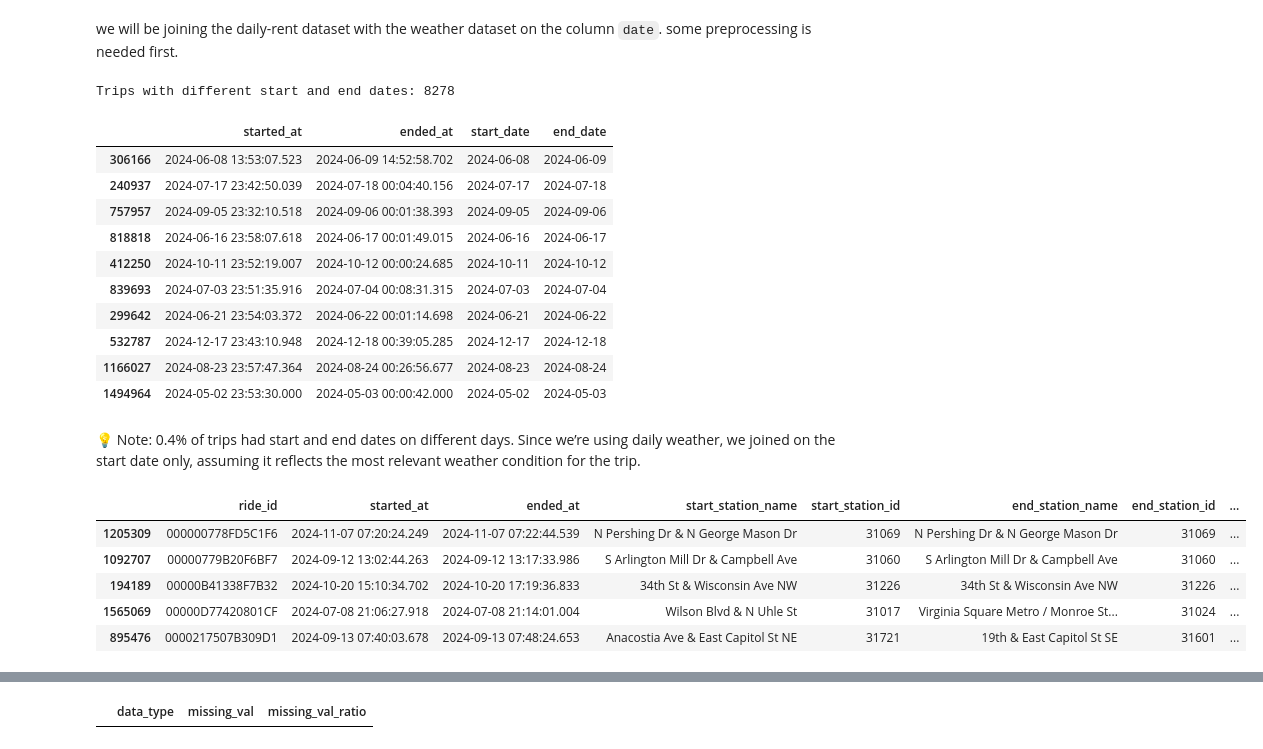
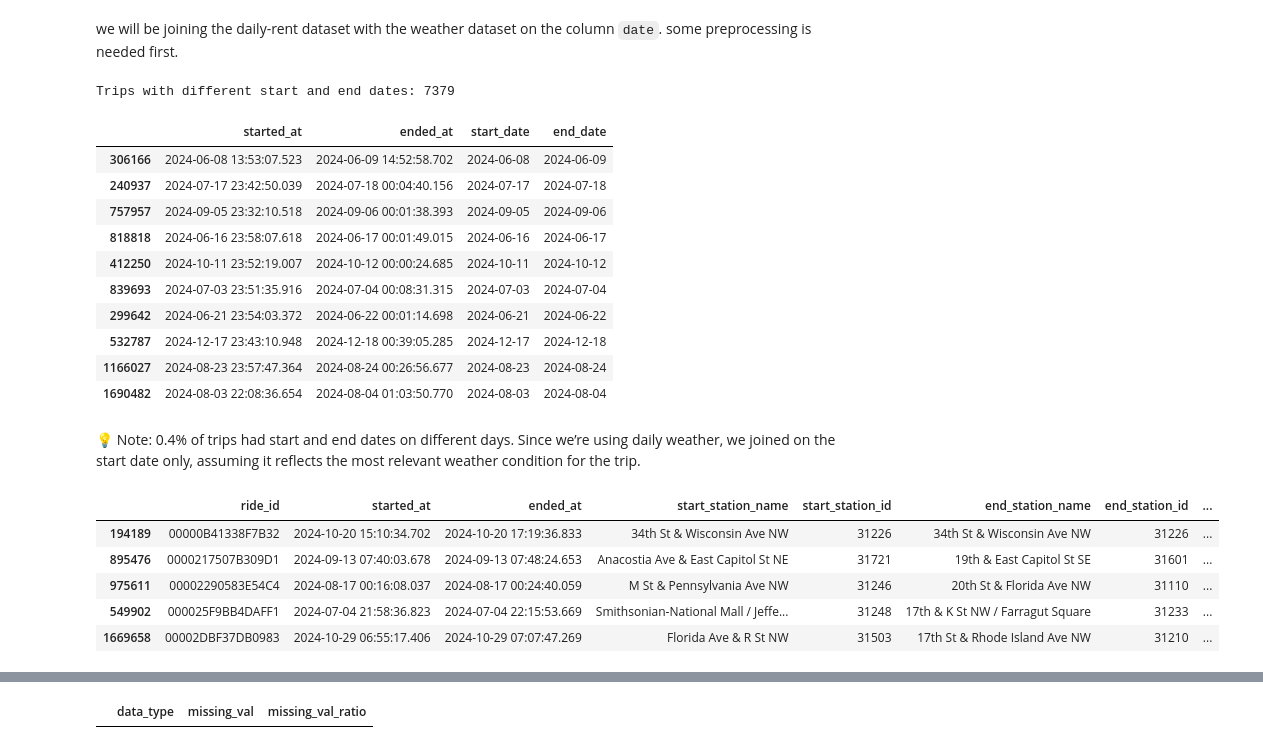
Before and after one commit to reham-shaban/DM-homework, a Jupyter notebook: Data_Mining_Homework.ipynb, the cells around one changed output, grey strips where cells are left out. Saved outputs shown, nothing was run; the diff lists cells and outputs as text; code cells hidden in the pictures.

```diff
--- a/Data_Mining_Homework.ipynb
+++ b/Data_Mining_Homework.ipynb
@@ -1121,0 +1089,2 @@ capital_gdf.plot()
+# %%
+dc_bounds_gdf = dc_bounds_gdf[["geometry"]].copy()
@@ -1616,0 +1774,37 @@ which can be installed using pip:
+# %%
+def optimize_dataframe(df):
+    """
+    Optimizes the data types of the final DataFrame for memory efficiency.
+
+    Args:
+        df (pd.DataFrame): The DataFrame to optimize.
+
+    Returns:
+        pd.DataFrame: The DataFrame with optimized data types.
+    """
+    print("\n--- Optimizing Data Types for Memory Efficiency ---")
+
+    # Downcast float64 to float32 for coordinate columns
+    for col in ['start_lat', 'start_lng', 'end_lat', 'end_lng']:
+        if col in df.columns:
+            df[col] = df[col].astype('float32')
+
+    # Downcast Int64 to Int32 for ID columns
+    for col in ['start_station_id', 'end_station_id']:
+        if col in df.columns:
+            df[col] = df[col].astype('Int32')
+
+    # Convert object columns with relatively low cardinality to category
+    for col in ['start_station_name', 'end_station_name']:
+        if col in df.columns:
+            df[col] = df[col].astype('category')
+
+    print("✅ Optimization complete. DataFrame info after optimization:")
+    df.info(memory_usage='deep')
+
+    return df
+# %%
+final_daily_rent_df = optimize_dataframe(final_daily_rent_df)
+
+print(f"\n--- Final Dataset Composition ---")
+print(f"✅ Total trips in final dataset: {len(final_capital_gdf)}")
@@ -1625,7 +1854,7 @@ display(summary_df)
 we will be joining the daily-rent dataset with the weather dataset on the column `date`. some preprocessing is needed first.
 # %%
 # Let's first check that all trips start and end on the same day
-time_check_df = cleaned_daily_rent_df.copy()
+time_check_df = final_daily_rent_df.copy()
 
 # Extract only the date part (drop time)
 time_check_df['start_date'] = pd.to_datetime(time_check_df['started_at']).dt.date
@@ -1639,7 +1868,7 @@ print(f"Trips with different start and end dates: {len(mismatched_dates)}")
 
 mismatched_dates[['started_at', 'ended_at', 'start_date', 'end_date']].head(10)
 # %% [output]
-Trips with different start and end dates: 8278
+Trips with different start and end dates: 7379
 |  | started_at | ended_at | start_date | end_date |
 | 306166 | 2024-06-08 13:53:07.523 | 2024-06-09 14:52:58.702 | 2024-06-08 | 2024-06-09 |
 | 240937 | 2024-07-17 23:42:50.039 | 2024-07-18 00:04:40.156 | 2024-07-17 | 2024-07-18 |
@@ -1650,24 +1879,24 @@ Trips with different start and end dates: 8278
 | 299642 | 2024-06-21 23:54:03.372 | 2024-06-22 00:01:14.698 | 2024-06-21 | 2024-06-22 |
 | 532787 | 2024-12-17 23:43:10.948 | 2024-12-18 00:39:05.285 | 2024-12-17 | 2024-12-18 |
 | 1166027 | 2024-08-23 23:57:47.364 | 2024-08-24 00:26:56.677 | 2024-08-23 | 2024-08-24 |
-| 1494964 | 2024-05-02 23:53:30.000 | 2024-05-03 00:00:42.000 | 2024-05-02 | 2024-05-03 |
+| 1690482 | 2024-08-03 22:08:36.654 | 2024-08-04 01:03:50.770 | 2024-08-03 | 2024-08-04 |
 # %% [markdown]
 💡 Note: 0.4% of trips had start and end dates on different days. Since we’re using daily weather, we joined on the start date only, assuming it reflects the most relevant weather condition for the trip.
 # %%
 # Let's extact a new column `date` from `started_at` column :
-cleaned_daily_rent_df['date'] = cleaned_daily_rent_df['started_at'].dt.date
+final_daily_rent_df['date'] = final_daily_rent_df['started_at'].dt.date
 
 # turn this to a pandas `datetime64[ns]` dtype (faster and more memory efficient)
-cleaned_daily_rent_df['date'] = pd.to_datetime(cleaned_daily_rent_df['date'])
+final_daily_rent_df['date'] = pd.to_datetime(final_daily_rent_df['date'])
 
-cleaned_daily_rent_df.head()
+final_daily_rent_df.head()
 # %% [output]
 |  | ride_id | started_at | ended_at | start_station_name | start_station_id | end_station_name | end_station_id | ... |
-| 1205309 | 000000778FD5C1F6 | 2024-11-07 07:20:24.249 | 2024-11-07 07:22:44.539 | N Pershing Dr & N George Mason Dr | 31069 | N Pershing Dr & N George Mason Dr | 31069 | ... |
-| 1092707 | 00000779B20F6BF7 | 2024-09-12 13:02:44.263 | 2024-09-12 13:17:33.986 | S Arlington Mill Dr & Campbell Ave | 31060 | S Arlington Mill Dr & Campbell Ave | 31060 | ... |
 | 194189 | 00000B41338F7B32 | 2024-10-20 15:10:34.702 | 2024-10-20 17:19:36.833 | 34th St & Wisconsin Ave NW | 31226 | 34th St & Wisconsin Ave NW | 31226 | ... |
-| 1565069 | 00000D77420801CF | 2024-07-08 21:06:27.918 | 2024-07-08 21:14:01.004 | Wilson Blvd & N Uhle St | 31017 | Virginia Square Metro / Monroe St... | 31024 | ... |
 | 895476 | 0000217507B309D1 | 2024-09-13 07:40:03.678 | 2024-09-13 07:48:24.653 | Anacostia Ave & East Capitol St NE | 31721 | 19th & East Capitol St SE | 31601 | ... |
+| 975611 | 00002290583E54C4 | 2024-08-17 00:16:08.037 | 2024-08-17 00:24:40.059 | M St & Pennsylvania Ave NW | 31246 | 20th St & Florida Ave NW | 31110 | ... |
+| 549902 | 000025F9BB4DAFF1 | 2024-07-04 21:58:36.823 | 2024-07-04 22:15:53.669 | Smithsonian-National Mall / Jeffe... | 31248 | 17th & K St NW / Farragut Square | 31233 | ... |
+| 1669658 | 00002DBF37DB0983 | 2024-10-29 06:55:17.406 | 2024-10-29 07:07:47.269 | Florida Ave & R St NW | 31503 | 17th St & Rhode Island Ave NW | 31210 | ... |
 # %%
 # now make sure that the `date` columm in weather_df is of the same type and has consistent naming
 weather_df.rename(columns={"datetime":"date"}, inplace=True)
```
Also changed, not shown: parts of 87 cells of this notebook.
